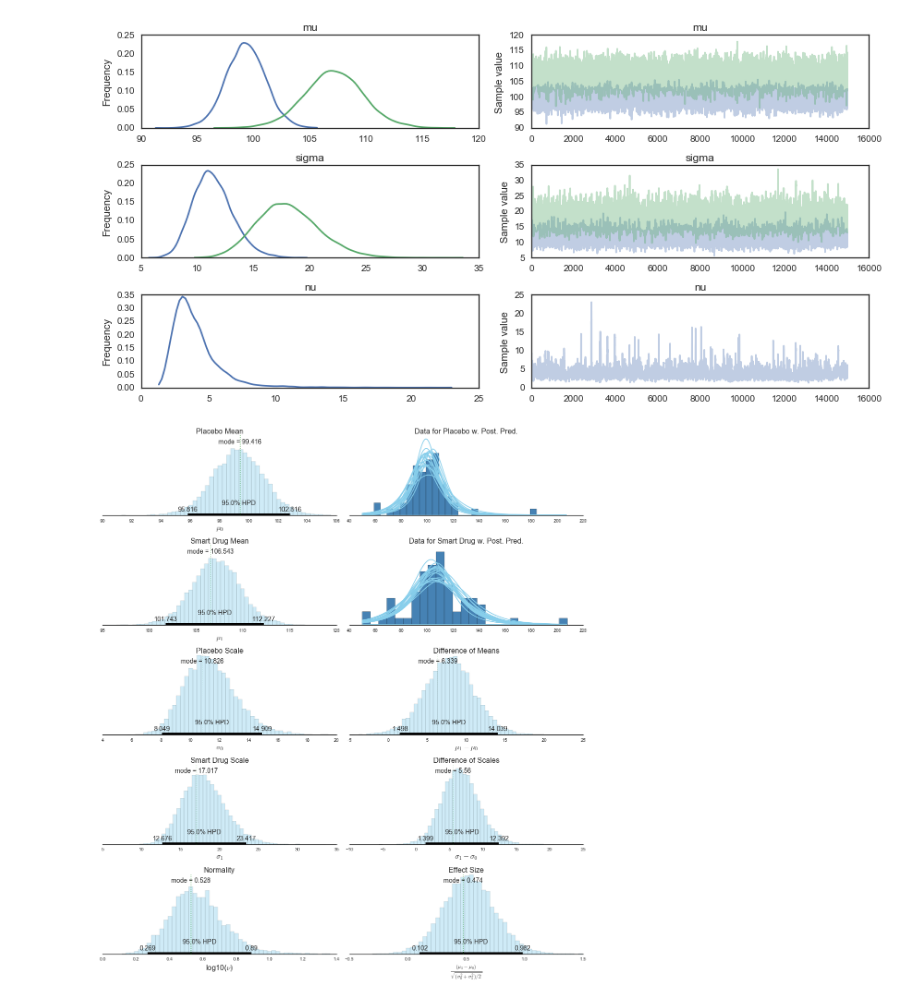
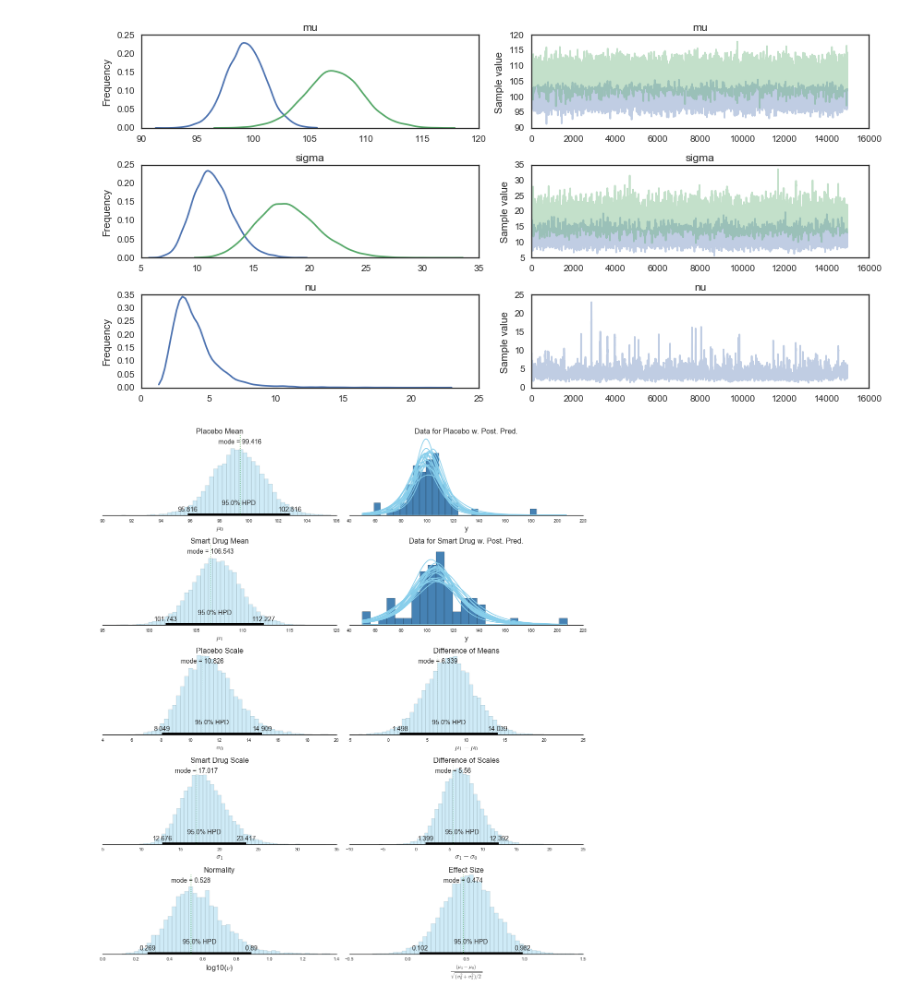
Before and after one commit to JWarmenhoven/DBDA-python, a Jupyter notebook: Notebooks/Chapter 16.ipynb, the cells around one changed output. Saved outputs shown, nothing was run; the diff lists cells and outputs as text; code cells hidden in the pictures.

```diff
--- a/Notebooks/Chapter 16.ipynb
+++ b/Notebooks/Chapter 16.ipynb
@@ -291,35 +300,33 @@ tr_len = len(trace3)
 n_curves = 20
 stepIdxVec = np.arange(0, tr_len, tr_len//n_curves)
 x_range = np.arange(df.Score.min(), df.Score.max())
 x = np.tile(x_range.reshape(-1,1), (1,20))
 axes[0,1].hist(df.Score[df.Group == 'Placebo'], bins=25, normed=True, color='steelblue')
 axes[0,1].plot(x, t.pdf(x, loc=tr3_mu0[stepIdxVec], scale=tr3_sigma0[stepIdxVec], df=trace3['nu'][stepIdxVec]), c='#87ceeb')
-#axes[0,1].set_xlabel('y', fontdict={'size':16})
-#axes[0,1].set_title('Data w. Post. Pred.')
+axes[0,1].set_xlabel('y', fontdict={'size':16})
 [axes[0,1].spines[spine].set_visible(False) for spine in ['left', 'right', 'top']]
 axes[0,1].yaxis.set_visible(False)
 axes[0,1].set_title('Data for Placebo w. Post. Pred.', fontdict={'size':16})
 
 axes[1,1].hist(df.Score[df.Group == 'Smart Drug'], bins=25, normed=True, color='steelblue')
 axes[1,1].plot(x, t.pdf(x, loc=tr3_mu1[stepIdxVec], scale=tr3_sigma1[stepIdxVec], df=trace3['nu'][stepIdxVec]), c='#87ceeb')
-#axes[0,1].set_xlabel('y', fontdict={'size':16})
-#axes[0,1].set_title('Data w. Post. Pred.')
+axes[1,1].set_xlabel('y', fontdict={'size':16})
 [axes[1,1].spines[spine].set_visible(False) for spine in ['left', 'right', 'top']]
 axes[1,1].yaxis.set_visible(False)
 axes[1,1].set_title('Data for Smart Drug w. Post. Pred.', fontdict={'size':16})
 
 plot_posterior((tr3_mu1-tr3_mu0)[burnin:], ax=axes[2,1])
 axes[2,1].set_xlabel('$\mu_1 - \mu_0$', fontdict={'size':16})
 axes[2,1].set_title('Difference of Means', fontdict={'size':16})
 
 plot_posterior((tr3_sigma1-tr3_sigma0)[burnin:], ax=axes[3,1])
 axes[3,1].set_xlabel('$\sigma_1 - \sigma_0$', fontdict={'size':16})
 axes[3,1].set_title('Difference of Scales', fontdict={'size':16})
 
 plot_posterior((tr3_mu1-tr3_mu0)/np.sqrt((tr3_sigma0**2+tr3_sigma1**2)/2), ax=axes[4,1])
 axes[4,1].set_xlabel(r'$\frac{(\mu_1-\mu_0)}{\sqrt{(\sigma_0^2+\sigma_1^2)/2}}$', fontdict={'size':16})
 axes[4,1].set_title('Effect Size', fontdict={'size':16})
 
 plt.tight_layout();
 # %% [output]
-[figure, old version]
+[figure, new version]
```
Also changed, not shown: parts of 7 cells of this notebook, 2 other files.
